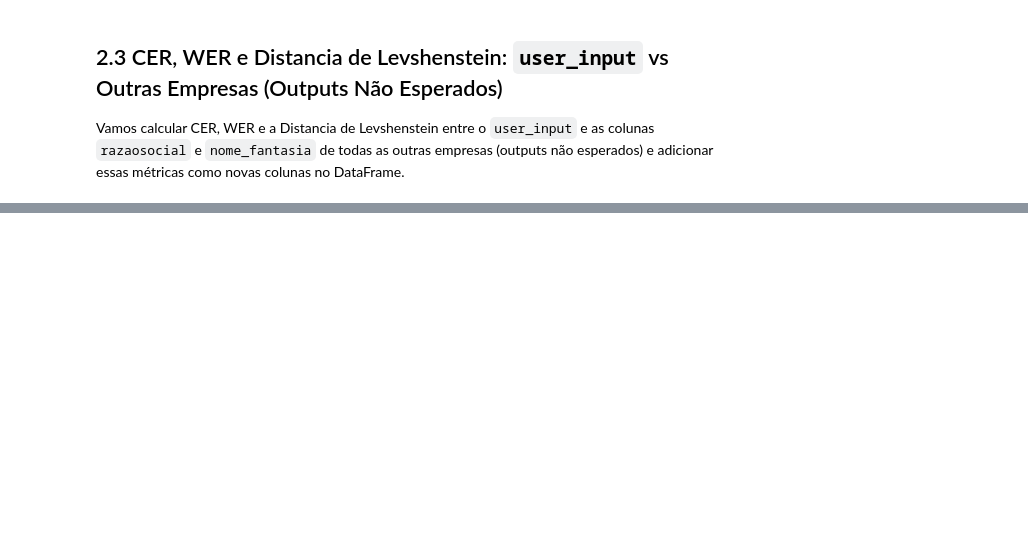
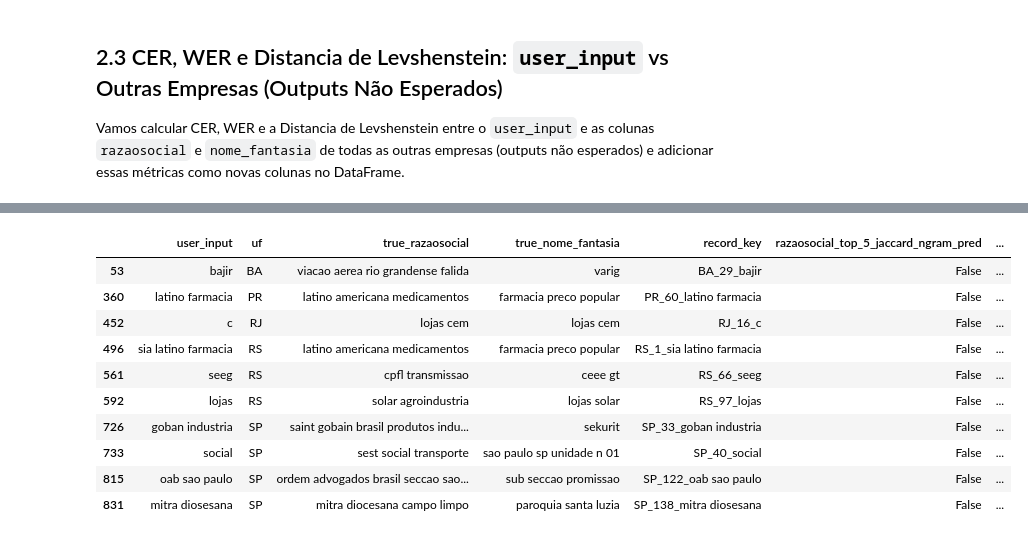
Before and after one commit to giogvn/giovani_tavares_company_names_challenge, a Jupyter notebook: solution.ipynb, the cells around one changed output, grey strips where cells are left out. Cells and saved outputs as stored; diff of their text form; code cells hidden in the pictures; blank space fills up the shorter version.

```diff
--- a/solution.ipynb
+++ b/solution.ipynb
@@ -1334,3 +1272,17 @@ KeyboardInterrupt:
+# %%
+retrieved[retrieved['razaosocial_top_5_jaccard_ngram_pred'] == False].head(10)
+# %% [output]
+|  | user_input | uf | true_razaosocial | true_nome_fantasia | record_key | razaosocial_top_5_jaccard_ngram_pred | ... |
+| 53 | bajir | BA | viacao aerea rio grandense falida | varig | BA_29_bajir | False | ... |
+| 360 | latino farmacia | PR | latino americana medicamentos | farmacia preco popular | PR_60_latino farmacia | False | ... |
+| 452 | c | RJ | lojas cem | lojas cem | RJ_16_c | False | ... |
+| 496 | sia latino farmacia | RS | latino americana medicamentos | farmacia preco popular | RS_1_sia latino farmacia | False | ... |
+| 561 | seeg | RS | cpfl transmissao | ceee gt | RS_66_seeg | False | ... |
+| 592 | lojas | RS | solar agroindustria | lojas solar | RS_97_lojas | False | ... |
+| 726 | goban industria | SP | saint gobain brasil produtos indu... | sekurit | SP_33_goban industria | False | ... |
+| 733 | social | SP | sest social transporte | sao paulo sp unidade n 01 | SP_40_social | False | ... |
+| 815 | oab sao paulo | SP | ordem advogados brasil seccao sao... | sub seccao promissao | SP_122_oab sao paulo | False | ... |
+| 831 | mitra diosesana | SP | mitra diocesana campo limpo | paroquia santa luzia | SP_138_mitra diosesana | False | ... |
 # %%
 performance_analysis = analyze_combined_metric_performance(retrieved, top_k=top_k)
 print_performance_summary(performance_analysis, top_k=top_k)
```
Also changed, not shown: parts of 12 cells of this notebook, 2 other files.
